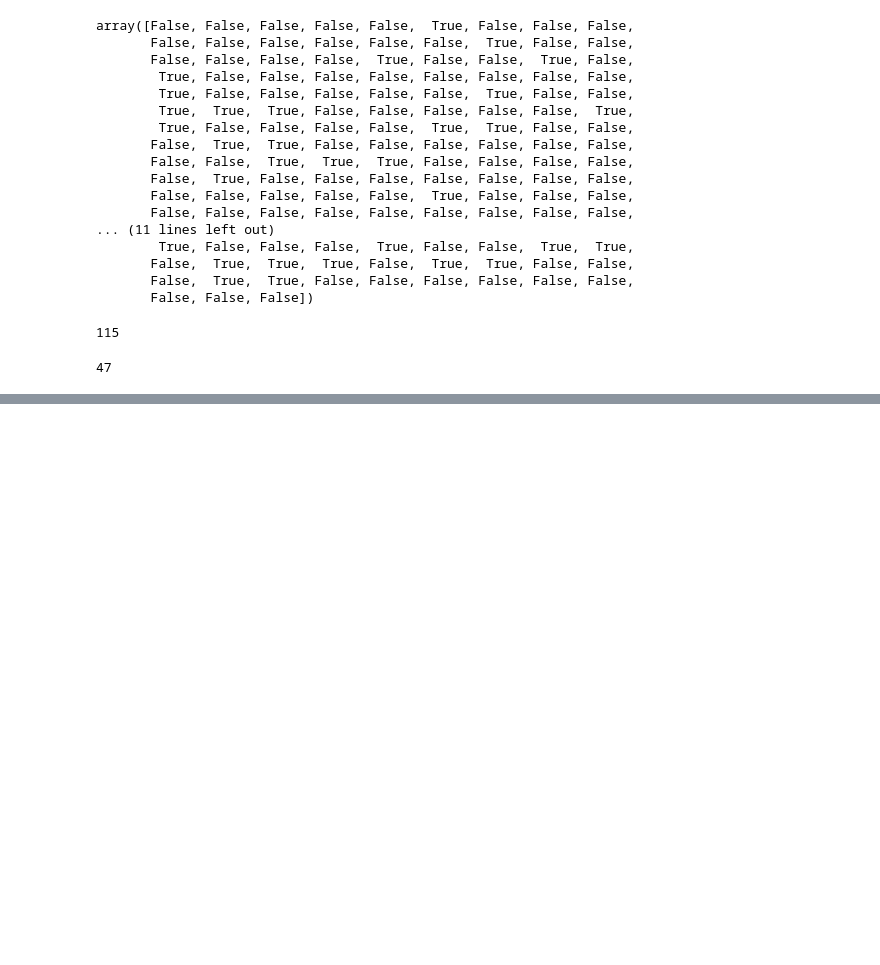
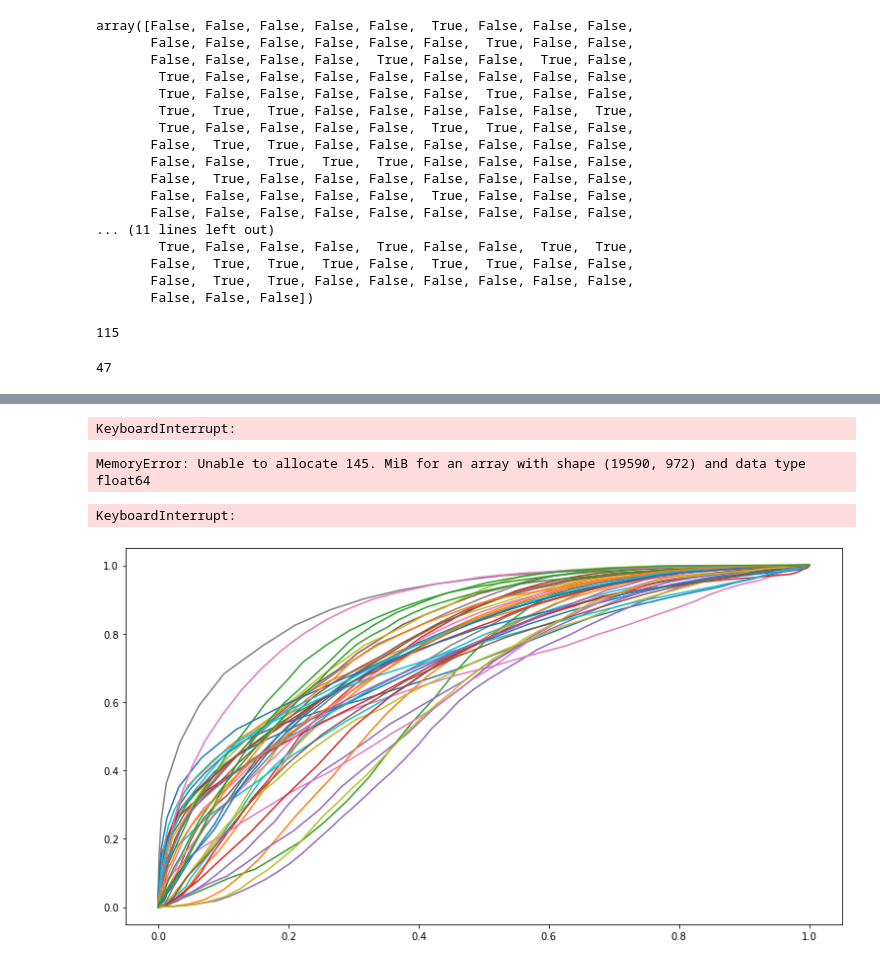
Before and after one commit to DeadlineWasYesterday/V-Classifier, a Jupyter notebook: Feature Selection.ipynb, the cells around one changed output, grey strips where cells are left out. Drawn from its saved outputs; the diff is of its cells as text; code cells hidden in the pictures; blank space fills up the shorter version.

Commit message:
Hsa scorer

```diff
--- a/Feature Selection.ipynb
+++ b/Feature Selection.ipynb
@@ -284,0 +431,54 @@ a.sort_values(by='CoV')[-50:].index
+# %%
+corrmat = data.corr()
+top_corr_features = corrmat.index
+plt.figure(figsize=(20,20))
+#plot heat map
+g=sns.heatmap(data[top_corr_features].corr(),annot=True,cmap="RdYlGn")
+# %% [output]
+KeyboardInterrupt:
+# %%
+from sklearn.feature_selection import f_classif, chi2, mutual_info_classif
+from statsmodels.stats.multicomp import pairwise_tukeyhsd
+X,y = data.iloc[:,2:].values, data.iloc[:,0].values
+chi2_score, chi_2_p_value = chi2(X,y)
+f_score, f_p_value = f_classif(X,y)
+mut_info_score = mutual_info_classif(X,y)
+pairwise_tukeyhsd = [list(pairwise_tukeyhsd(X[:,i],y).reject) for i in range(4)]
+print('chi2 score        ', chi2_score)
+print('chi2 p-value      ', chi_2_p_value)
+print('F - score score   ', f_score)
+print('F - score p-value ', f_p_value)
+print('mutual info       ', mut_info_score)
+print('pairwise_tukeyhsd',pairwise_tukeyhsd)
+# %% [output]
+MemoryError: Unable to allocate 145. MiB for an array with shape (19590, 972) and data type float64
+# %%
+X,y = data.iloc[:,2:].values, data.iloc[:,0].values
+y_ = y == 0
+# %%
+from sklearn.metrics import auc
+import numpy as np
+
+
+plt.figure(figsize=(13,7))
+for col in range(X.shape[1]):
+    tpr,fpr = [],[]
+    for threshold in np.linspace(min(X[:,col]),max(X[:,col]),100):
+        detP = X[:,col] < threshold
+        tpr.append(sum(detP & y_)/sum(y_))# TP/P, aka recall
+        fpr.append(sum(detP & (~y_))/sum((~y_)))# FP/N
+
+    if auc(fpr,tpr) < .5:
+        aux = tpr
+        tpr = fpr
+        fpr = aux
+    plt.plot(fpr,tpr,label=data.columns[col] + ', auc = '\
+                           + str(np.round(auc(fpr,tpr),decimals=3)))
+plt.title('ROC curve - Iris features')
+plt.xlabel('False Positive Rate')
+plt.ylabel('True Positive Rate')
+plt.legend()
+plt.show()
+# %% [output]
+KeyboardInterrupt:
+[figure, added]
```
Also changed, not shown: parts of 36 cells of this notebook, 2 other files.
